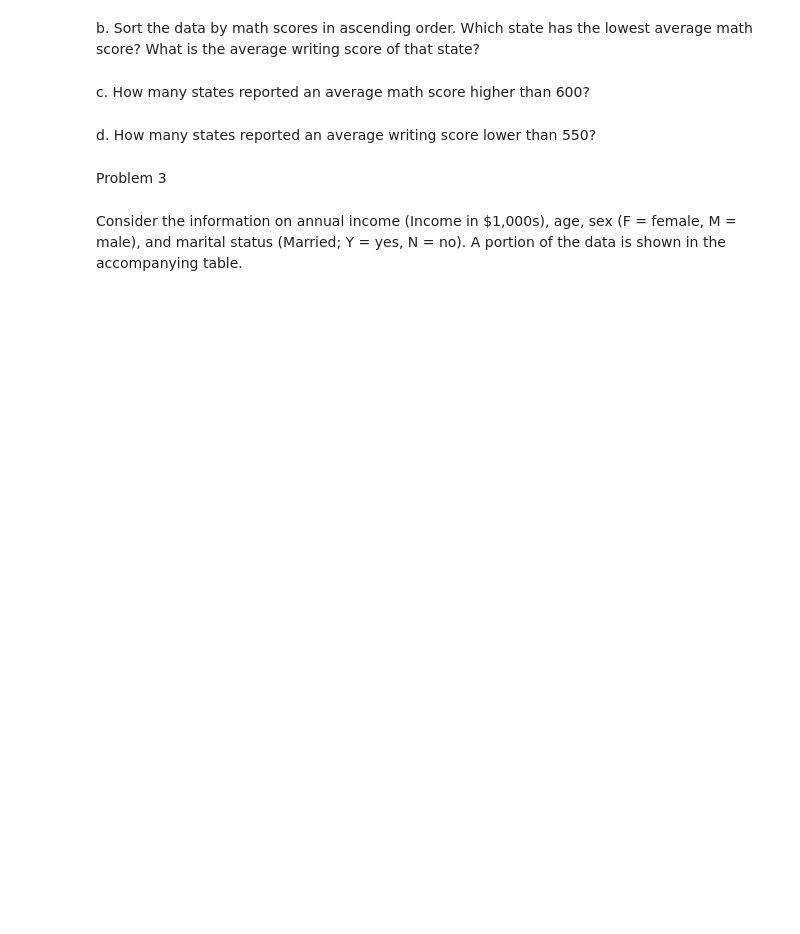
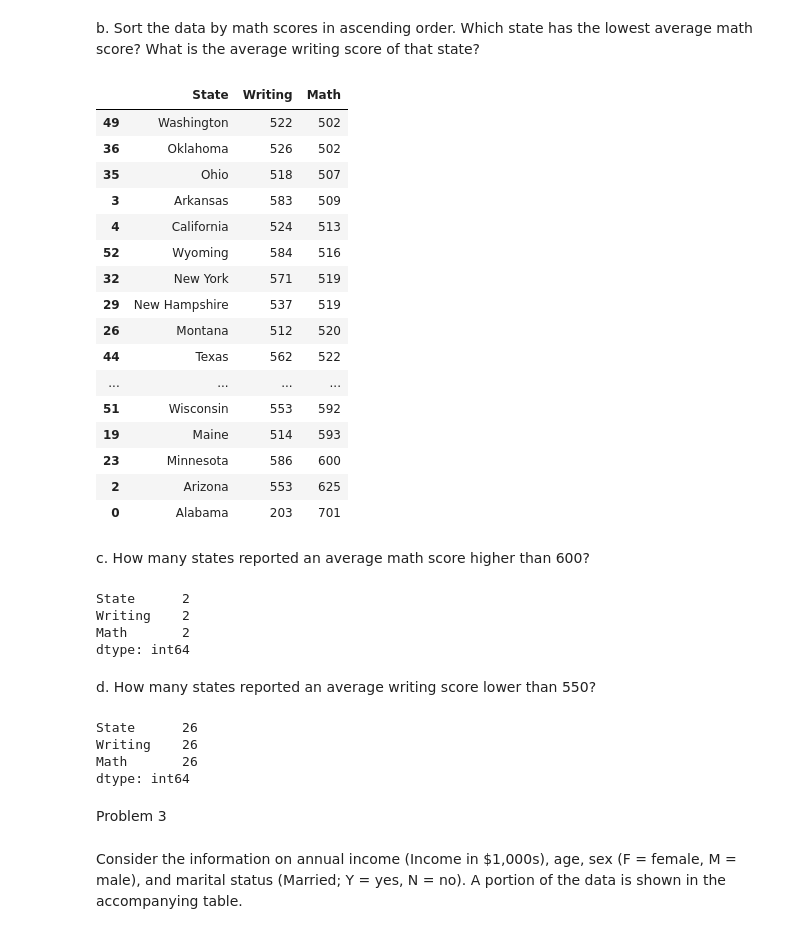
Before and after one commit to Shalomm25/CIS-3350-Knowledge-discovery-and-data-mining, a Jupyter notebook: Assignment_1_Shalom_Makowitz.ipynb, the cells around one changed output. Saved outputs shown, nothing was run; the diff lists cells and outputs as text; code cells hidden in the pictures; blank space fills up the shorter version.

```diff
--- a/Assignment_1_Shalom_Makowitz.ipynb
+++ b/Assignment_1_Shalom_Makowitz.ipynb
@@ -89,11 +131,44 @@ a. Sort the data by writing scores in descending order. Which state has the high
 # %% [markdown]
 b. Sort the data by math scores in ascending order. Which state has the lowest average math score? What is the average writing score of that state?
+# %%
+myData1.sort_values('Math')
+# %% [output]
+|  | State | Writing | Math |
+| 49 | Washington | 522 | 502 |
+| 36 | Oklahoma | 526 | 502 |
+| 35 | Ohio | 518 | 507 |
+| 3 | Arkansas | 583 | 509 |
+| 4 | California | 524 | 513 |
+| 52 | Wyoming | 584 | 516 |
+| 32 | New York | 571 | 519 |
+| 29 | New Hampshire | 537 | 519 |
+| 26 | Montana | 512 | 520 |
+| 44 | Texas | 562 | 522 |
+| ... | ... | ... | ... |
+| 51 | Wisconsin | 553 | 592 |
+| 19 | Maine | 514 | 593 |
+| 23 | Minnesota | 586 | 600 |
+| 2 | Arizona | 553 | 625 |
+| 0 | Alabama | 203 | 701 |
 # %% [markdown]
 c. How many states reported an average math score higher than 600?
 # %%
 # remember to put .count() at the end
+myData1.query("Math > 600").count()
+# %% [output]
+State      2
+Writing    2
+Math       2
+dtype: int64
 # %% [markdown]
 d. How many states reported an average writing score lower than 550?
+# %%
+myData1.query("Writing < 550").count()
+# %% [output]
+State      26
+Writing    26
+Math       26
+dtype: int64
 # %% [markdown]
 Problem 3
 # %% [markdown]
```
Also changed, not shown: parts of 16 cells of this notebook.
